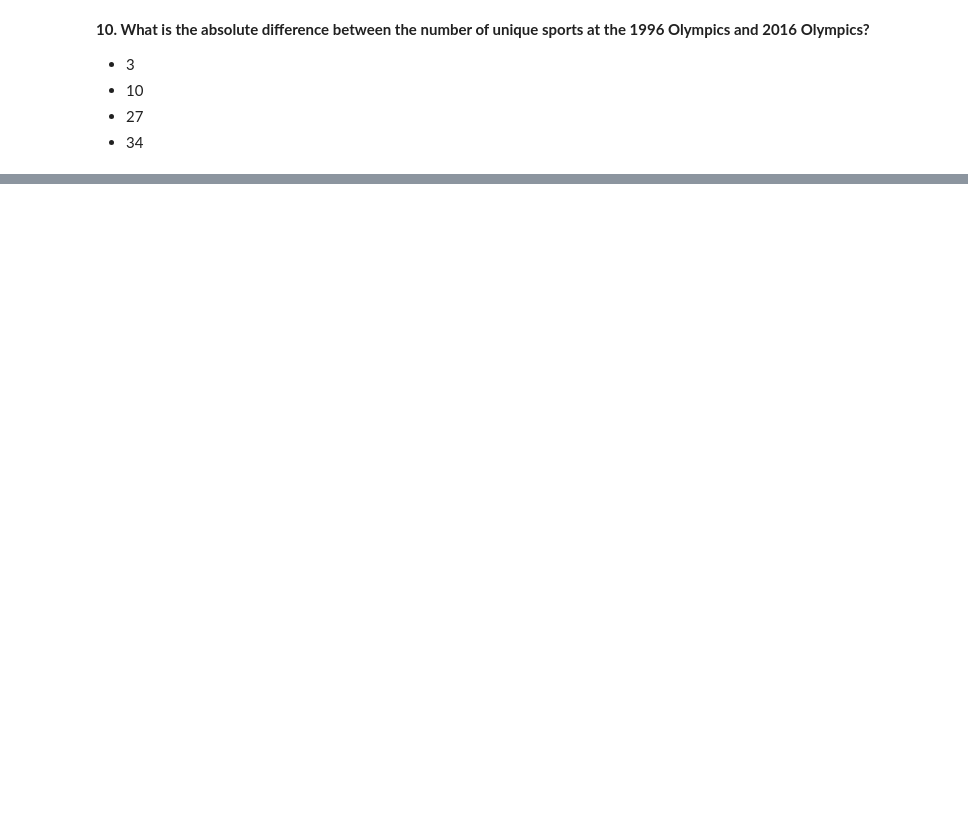
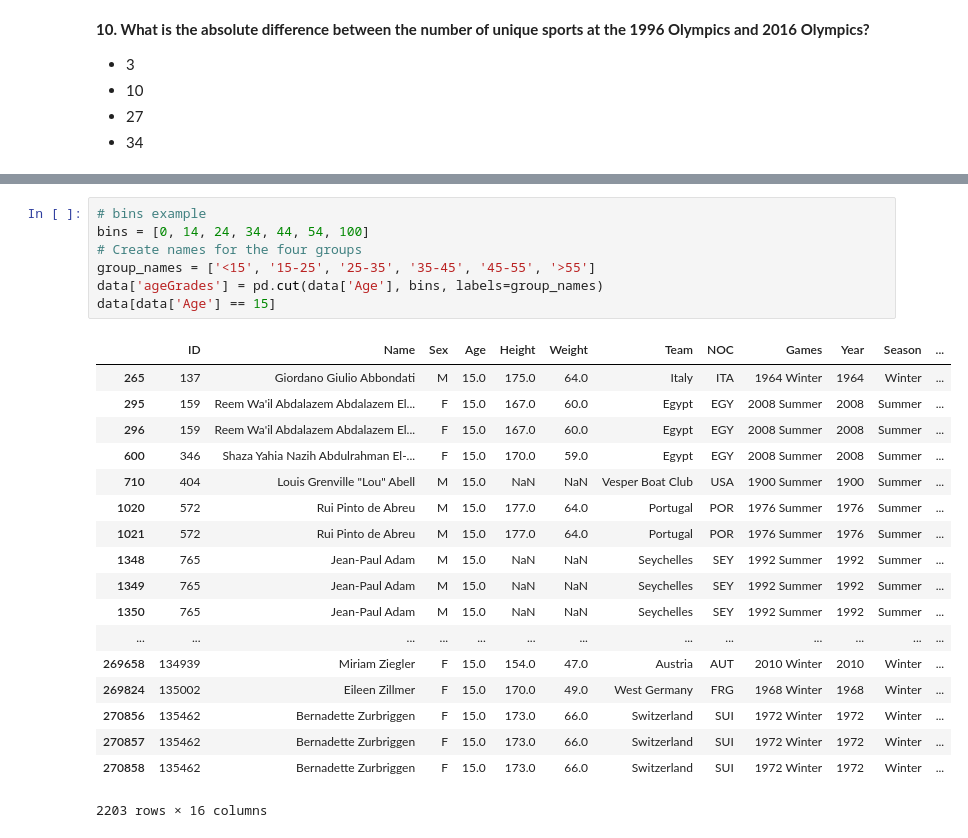
Before and after one commit to olgazju/mlcourse.ai, a Jupyter notebook: course/homework/assignment1_pandas_olympic.ipynb, the cells around one changed output, grey strips where cells are left out. Saved outputs shown, nothing was run; the diff lists cells and outputs as text; blank space fills up the shorter version.

```diff
--- a/course/homework/assignment1_pandas_olympic.ipynb
+++ b/course/homework/assignment1_pandas_olympic.ipynb
@@ -133,0 +218,26 @@ __10. What is the absolute difference between the number of unique sports at the
+# %%
+# bins example
+bins = [0, 14, 24, 34, 44, 54, 100]
+# Create names for the four groups
+group_names = ['<15', '15-25', '25-35', '35-45', '45-55', '>55']
+data['ageGrades'] = pd.cut(data['Age'], bins, labels=group_names)
+data[data['Age'] == 15]
+# %% [output]
+|  | ID | Name | Sex | Age | Height | Weight | Team | NOC | Games | Year | Season | ... |
+| 265 | 137 | Giordano Giulio Abbondati | M | 15.0 | 175.0 | 64.0 | Italy | ITA | 1964 Winter | 1964 | Winter | ... |
+| 295 | 159 | Reem Wa'il Abdalazem Abdalazem El... | F | 15.0 | 167.0 | 60.0 | Egypt | EGY | 2008 Summer | 2008 | Summer | ... |
+| 296 | 159 | Reem Wa'il Abdalazem Abdalazem El... | F | 15.0 | 167.0 | 60.0 | Egypt | EGY | 2008 Summer | 2008 | Summer | ... |
+| 600 | 346 | Shaza Yahia Nazih Abdulrahman El-... | F | 15.0 | 170.0 | 59.0 | Egypt | EGY | 2008 Summer | 2008 | Summer | ... |
+| 710 | 404 | Louis Grenville "Lou" Abell | M | 15.0 | NaN | NaN | Vesper Boat Club | USA | 1900 Summer | 1900 | Summer | ... |
+| 1020 | 572 | Rui Pinto de Abreu | M | 15.0 | 177.0 | 64.0 | Portugal | POR | 1976 Summer | 1976 | Summer | ... |
+| 1021 | 572 | Rui Pinto de Abreu | M | 15.0 | 177.0 | 64.0 | Portugal | POR | 1976 Summer | 1976 | Summer | ... |
+| 1348 | 765 | Jean-Paul Adam | M | 15.0 | NaN | NaN | Seychelles | SEY | 1992 Summer | 1992 | Summer | ... |
+| 1349 | 765 | Jean-Paul Adam | M | 15.0 | NaN | NaN | Seychelles | SEY | 1992 Summer | 1992 | Summer | ... |
+| 1350 | 765 | Jean-Paul Adam | M | 15.0 | NaN | NaN | Seychelles | SEY | 1992 Summer | 1992 | Summer | ... |
+| ... | ... | ... | ... | ... | ... | ... | ... | ... | ... | ... | ... | ... |
+| 269658 | 134939 | Miriam Ziegler | F | 15.0 | 154.0 | 47.0 | Austria | AUT | 2010 Winter | 2010 | Winter | ... |
+| 269824 | 135002 | Eileen Zillmer | F | 15.0 | 170.0 | 49.0 | West Germany | FRG | 1968 Winter | 1968 | Winter | ... |
+| 270856 | 135462 | Bernadette Zurbriggen | F | 15.0 | 173.0 | 66.0 | Switzerland | SUI | 1972 Winter | 1972 | Winter | ... |
+| 270857 | 135462 | Bernadette Zurbriggen | F | 15.0 | 173.0 | 66.0 | Switzerland | SUI | 1972 Winter | 1972 | Winter | ... |
+| 270858 | 135462 | Bernadette Zurbriggen | F | 15.0 | 173.0 | 66.0 | Switzerland | SUI | 1972 Winter | 1972 | Winter | ... |
+2203 rows × 16 columns
```
Also changed, not shown: parts of 22 cells of this notebook, 5 other files.
